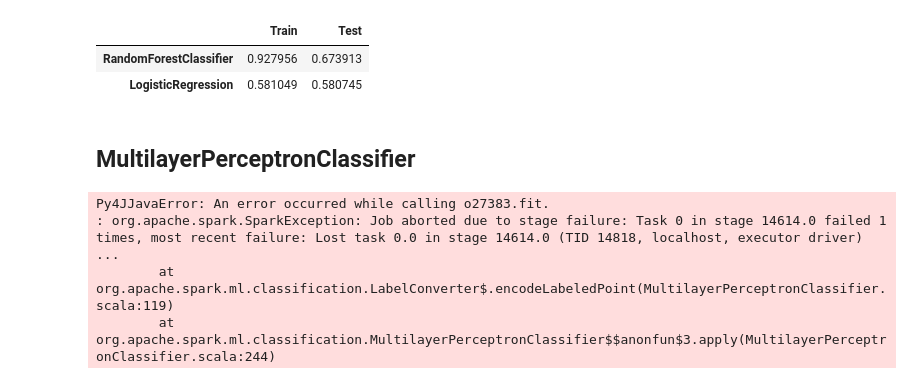
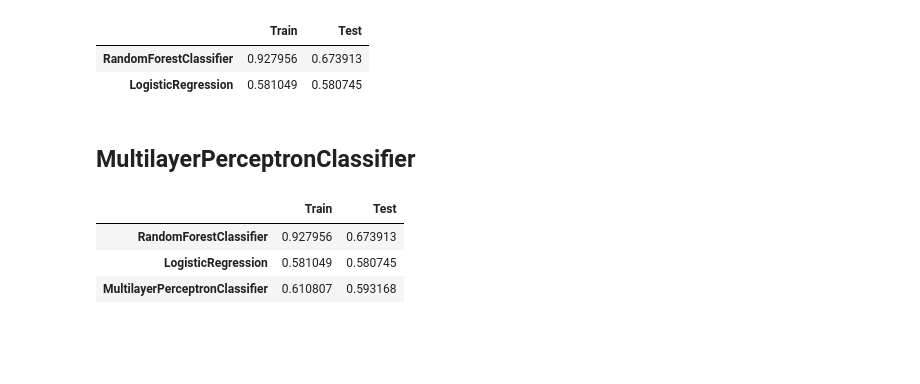
Before and after one commit to riyadparvez/pyspark-datascience, a Jupyter notebook: wine-quality/spark.ipynb, the cells around one changed output. Saved outputs shown, nothing was run; the diff lists cells and outputs as text; code cells hidden in the pictures; blank space fills up the shorter version.

Commit message:
Updated wine quality notebook

```diff
--- a/wine-quality/spark.ipynb
+++ b/wine-quality/spark.ipynb
@@ -230,35 +304,39 @@ accuracyDataFrame
 # %%
 from pyspark.ml.classification import MultilayerPerceptronClassifier
 
 cols = train.columns[:]
 cols.remove(labelCol)
 
-multilayerPerceptronClassifierTrain = train
-multilayerPerceptronClassifierTest = test
+mlpClassifierTrain = train
+mlpClassifierTest = test
 
+minTransformation = MinTransformation().setInputCol('quality').setOutputCol('reQuality')
 assembler = VectorAssembler(inputCols=cols, outputCol='features')
-classifier = MultilayerPerceptronClassifier(labelCol='quality')
-pipeline = Pipeline(stages=[assembler, classifier])
+classifier = MultilayerPerceptronClassifier(labelCol='reQuality')
+constTransformation = ConstTransformation().setInputCol('prediction').setOutputCol('actualPrediction')
+
+pipeline = Pipeline(stages=[minTransformation, assembler, classifier, constTransformation])
 grid = ParamGridBuilder().addGrid(classifier.maxIter, [100, 200])\
                          .addGrid(classifier.layers, [[11, 10, 6], [11, 20, 6]])\
                          .build()
 crossval = CrossValidator(estimator=pipeline,
                           estimatorParamMaps = grid,
-                          evaluator = MulticlassClassificationEvaluator(labelCol='quality'),
+                          evaluator = MulticlassClassificationEvaluator(labelCol='quality', predictionCol='actualPrediction'),
                           numFolds=10)
-model = crossval.fit(multilayerPerceptronClassifierTrain)
-multilayerPerceptronClassifierTrain = model.transform(multilayerPerceptronClassifierTrain)
-multilayerPerceptronClassifierTest = model.transform(multilayerPerceptronClassifierTest)
 
-evaluator = MulticlassClassificationEvaluator(labelCol='quality')
+model = crossval.fit(mlpClassifierTrain)
+mlpClassifierTrain = model.transform(mlpClassifierTrain)
+mlpClassifierTest = model.transform(mlpClassifierTest)
 
-trainAccuracy = evaluator.evaluate(multilayerPerceptronClassifierTrain, {evaluator.metricName: "accuracy"})
-testAccuracy = evaluator.evaluate(multilayerPerceptronClassifierTest, {evaluator.metricName: "accuracy"})
+evaluator = MulticlassClassificationEvaluator(labelCol='quality', predictionCol='actualPrediction')
+
+trainAccuracy = evaluator.evaluate(mlpClassifierTrain, {evaluator.metricName: "accuracy"})
+testAccuracy = evaluator.evaluate(mlpClassifierTest, {evaluator.metricName: "accuracy"})
 
 accuracyDataFrame.loc['MultilayerPerceptronClassifier'] = [trainAccuracy, testAccuracy]
 accuracyDataFrame
 # %% [output]
-Py4JJavaError: An error occurred while calling o27383.fit.
-: org.apache.spark.SparkException: Job aborted due to stage failure: Task 0 in stage 14614.0 failed 1 times, most recent failure: Lost task 0.0 in stage 14614.0 (TID 14818, localhost, executor driver) ...
-        at org.apache.spark.ml.classification.LabelConverter$.encodeLabeledPoint(MultilayerPerceptronClassifier.scala:119)
-        at org.apache.spark.ml.classification.MultilayerPerceptronClassifier$$anonfun$3.apply(MultilayerPerceptronClassifier.scala:244)
+|  | Train | Test |
+| RandomForestClassifier | 0.927956 | 0.673913 |
+| LogisticRegression | 0.581049 | 0.580745 |
+| MultilayerPerceptronClassifier | 0.610807 | 0.593168 |
```
Also changed, not shown: parts of 8 cells of this notebook.
